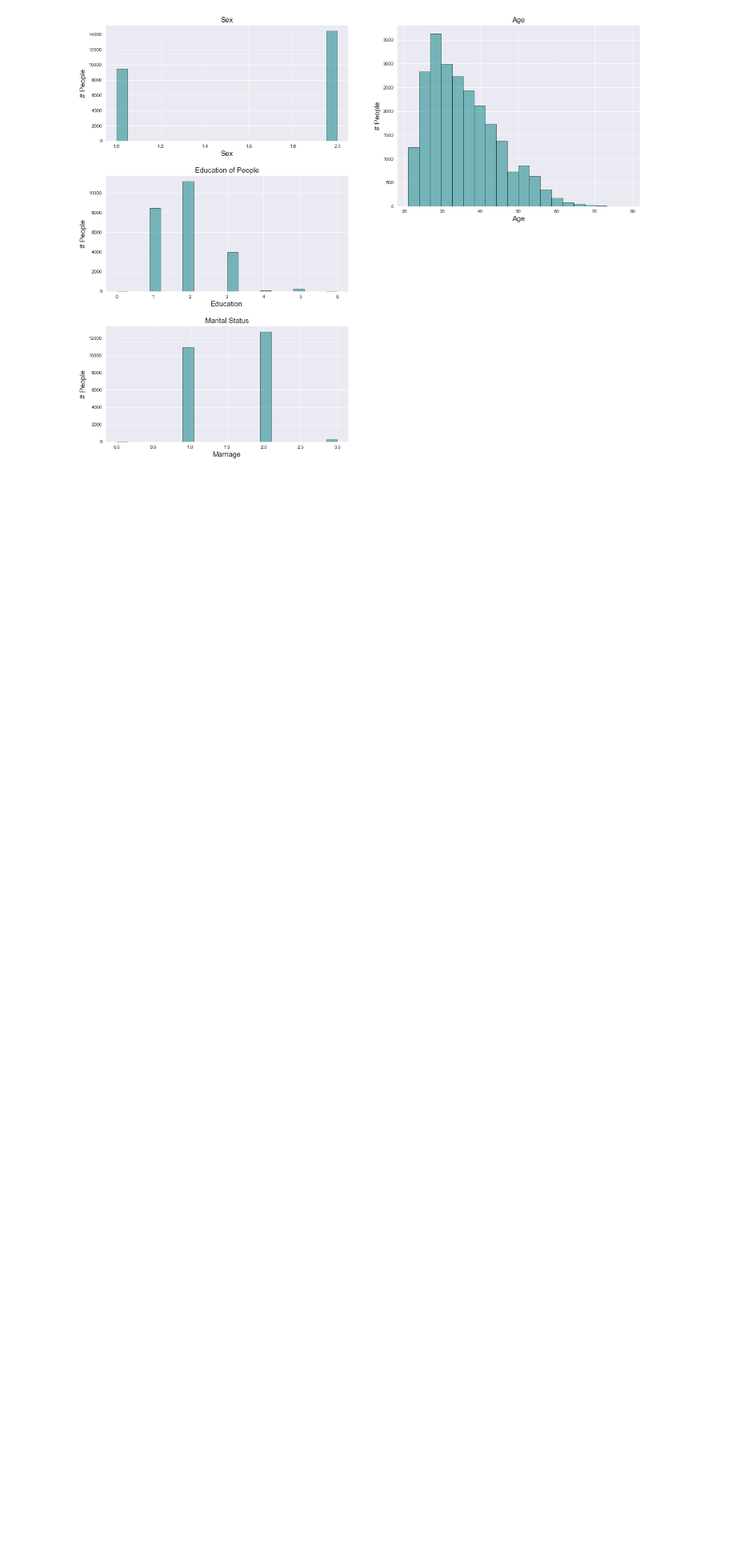
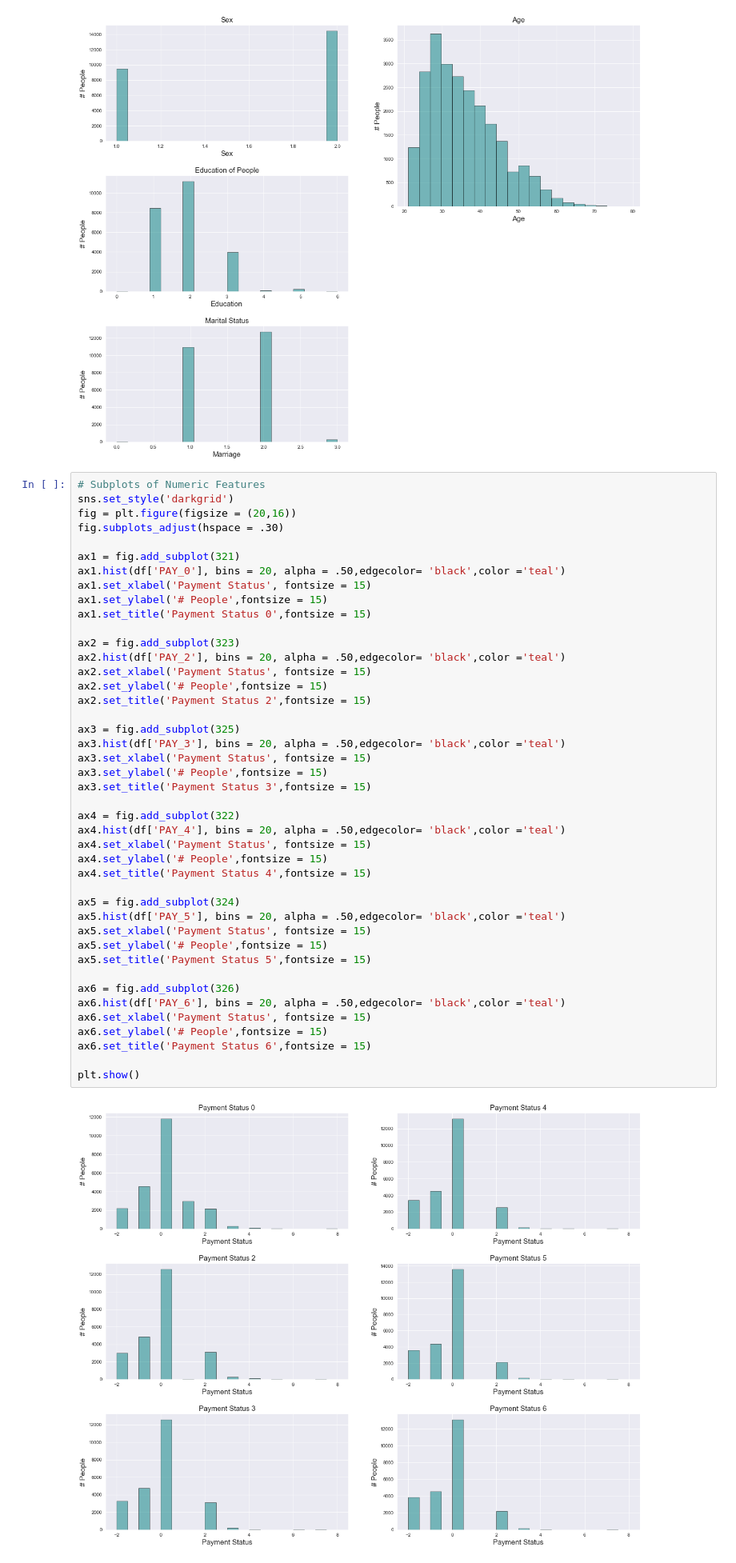
Before and after one commit to CaryMosley/Mod3Bakeoff, a Jupyter notebook: CaryBake.ipynb, the cells around one changed output. Shown: that part at 80% size. Saved outputs shown, nothing was run; the diff lists cells and outputs as text; blank space fills up the shorter version.

Commit message:
lots of graphs

```diff
--- a/CaryBake.ipynb
+++ b/CaryBake.ipynb
@@ -162,3 +162,48 @@ PAY_AMT2   23999.0    6019.571357   24541.362830       0.0    858.5    2012.0
 3      263
 Name: MARRIAGE, dtype: int64
 [figure]
+# %%
+# Subplots of Numeric Features
+sns.set_style('darkgrid')
+fig = plt.figure(figsize = (20,16))
+fig.subplots_adjust(hspace = .30)
+
+ax1 = fig.add_subplot(321)
+ax1.hist(df['PAY_0'], bins = 20, alpha = .50,edgecolor= 'black',color ='teal')
+ax1.set_xlabel('Payment Status', fontsize = 15)
+ax1.set_ylabel('# People',fontsize = 15)
+ax1.set_title('Payment Status 0',fontsize = 15)
+
+ax2 = fig.add_subplot(323)
+ax2.hist(df['PAY_2'], bins = 20, alpha = .50,edgecolor= 'black',color ='teal')
+ax2.set_xlabel('Payment Status', fontsize = 15)
+ax2.set_ylabel('# People',fontsize = 15)
+ax2.set_title('Payment Status 2',fontsize = 15)
+
+ax3 = fig.add_subplot(325)
+ax3.hist(df['PAY_3'], bins = 20, alpha = .50,edgecolor= 'black',color ='teal')
+ax3.set_xlabel('Payment Status', fontsize = 15)
+ax3.set_ylabel('# People',fontsize = 15)
+ax3.set_title('Payment Status 3',fontsize = 15)
+
+ax4 = fig.add_subplot(322)
+ax4.hist(df['PAY_4'], bins = 20, alpha = .50,edgecolor= 'black',color ='teal')
+ax4.set_xlabel('Payment Status', fontsize = 15)
+ax4.set_ylabel('# People',fontsize = 15)
+ax4.set_title('Payment Status 4',fontsize = 15)
+
+ax5 = fig.add_subplot(324)
+ax5.hist(df['PAY_5'], bins = 20, alpha = .50,edgecolor= 'black',color ='teal')
+ax5.set_xlabel('Payment Status', fontsize = 15)
+ax5.set_ylabel('# People',fontsize = 15)
+ax5.set_title('Payment Status 5',fontsize = 15)
+
+ax6 = fig.add_subplot(326)
+ax6.hist(df['PAY_6'], bins = 20, alpha = .50,edgecolor= 'black',color ='teal')
+ax6.set_xlabel('Payment Status', fontsize = 15)
+ax6.set_ylabel('# People',fontsize = 15)
+ax6.set_title('Payment Status 6',fontsize = 15)
+
+plt.show()
+# %% [output]
+[figure, added]
```
Also changed, not shown: parts of 17 cells of this notebook.
